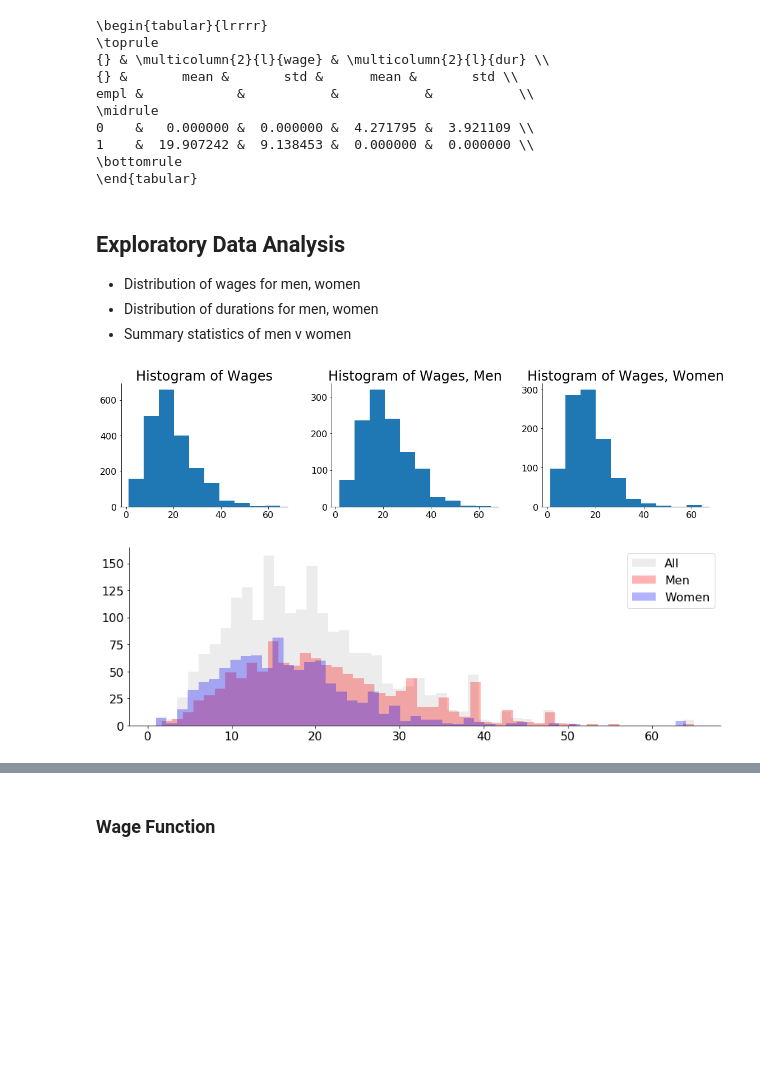
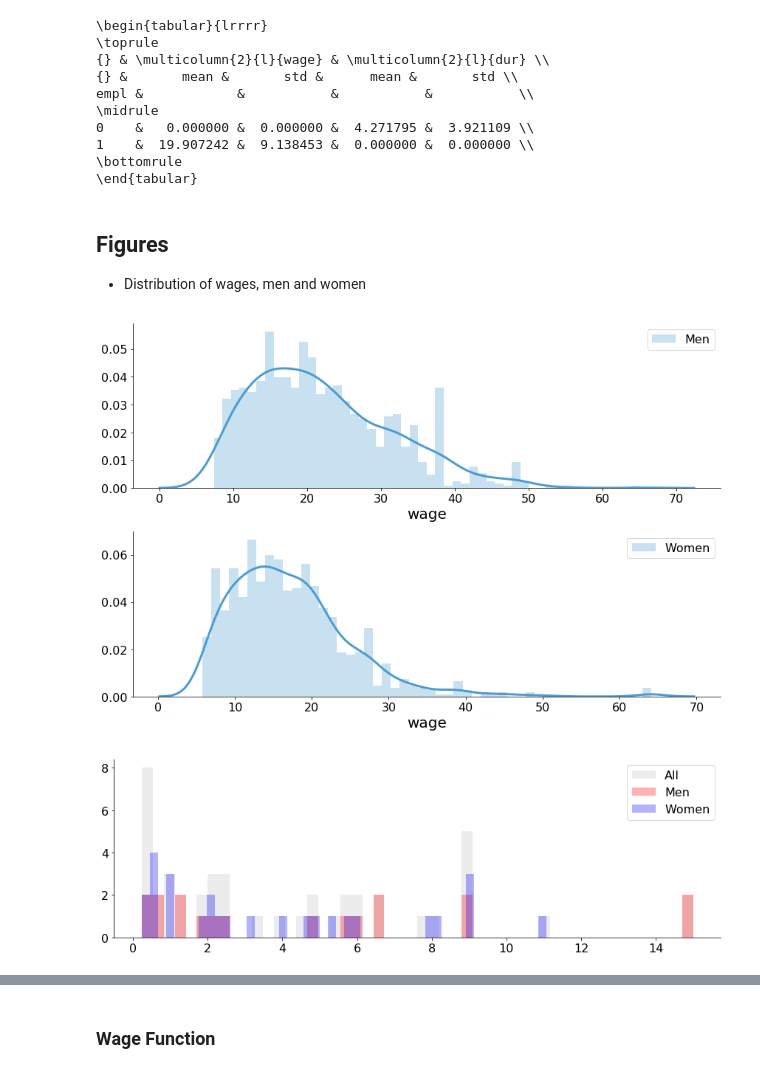
Before and after one commit to meganmccoy/masters-thesis, a Jupyter notebook: notebook/882 Replication.ipynb, the cells around one changed output, grey strips where cells are left out. Drawn from its saved outputs; the diff is of its cells as text; code cells hidden in the pictures; blank space fills up the shorter version.

Commit message:
Created figure 1-2; living in new figures folder

```diff
--- a/notebook/882 Replication.ipynb
+++ b/notebook/882 Replication.ipynb
@@ -148,8 +150,20 @@ empl &            &           &           &           \\
 1    &  19.907242 &  9.138453 &  0.000000 &  0.000000 \\
 \bottomrule
 \end{tabular}
-# %% [markdown]
-## Exploratory Data Analysis
-- Distribution of wages for men, women
-- Distribution of durations for men, women
-- Summary statistics of men v women
+# %% [markdown]
+## Figures
+
+- Distribution of wages, men and women
+# %%
+# Seaborn
+fig, ax = plt.subplots(2, 1, figsize=(12, 8))
+
+sns.distplot(ME['wage'], color='#4B9CD3', hist_kws={'alpha' : .3}, bins=50, ax=ax[0])
+sns.distplot(FE['wage'], color='#4B9CD3', hist_kws={'alpha' : .3}, bins=50, ax=ax[1])
+
+ax[0].legend(['Men'])
+ax[1].legend(['Women'])
+
+plt.tight_layout()
+# %% [output]
+[figure, added]
@@ -156,41 +172,28 @@ empl &            &           &           &           \\
 # %%
-fig_wage = plt.figure(figsize=(16,4))
+# fig_dur = plt.figure()
 
-ax1 = fig_wage.add_subplot(131)
-ax2 = fig_wage.add_subplot(132)
-ax3 = fig_wage.add_subplot(133)
+# ax1 = fig_dur.add_subplot(131)
+# ax2 = fig_dur.add_subplot(132)
+# ax3 = fig_dur.add_subplot(133)
 
-ax1.hist(E['he'])
-ax2.hist(ME['he'])
-ax3.hist(FE['he'])
+# ax1.hist(U['ud'])
+# ax2.hist(MU['ud'])
+# ax3.hist(FU['ud'])
 
-ax1.set_title("Histogram of Wages")
-ax2.set_title("Histogram of Wages, Men")
-ax3.set_title("Histogram of Wages, Women")
+# ax1.set_title("Histogram of Unemployment Duration")
+# ax2.set_title("Histogram of Unemployment Duration, Men")
+# ax3.set_title("Histogram of Unemployment Duration, Women")
+
+# plot.tight_layout()
+
+fig, ax = plt.subplots(1, 1, figsize=(12, 4))
+
+ax.hist(U['dur'], color='grey', alpha=.15, bins=50)
+ax.hist(MU['dur'], color='red', alpha=.3, bins=50)
+ax.hist(FU['dur'], color='blue', alpha=.3, bins=50)
+
+ax.legend(['All', 'Men', 'Women'])
 
 plt.tight_layout()
 # %% [output]
-[figure, old version]
+[figure, new version]
-# %%
-# Caleb
-fig, ax = plt.subplots(1, 1, figsize=(12, 4))
-
-ax.hist(E['he'], color='grey', alpha=.15, bins=50)
-ax.hist(ME['he'], color='red', alpha=.3, bins=50)
-ax.hist(FE['he'], color='blue', alpha=.3, bins=50)
-
-ax.legend(['All', 'Men', 'Women'])
-
-plt.tight_layout()
-
-# fig, ax = plt.subplots(2, 1, figsize=(12, 4), sharex=True, sharey=True)
-
-# # ax.hist(CPSdata['he'], color='grey', alpha=.15)
-# ax[0].hist(CPSdataM['he'], color='red', alpha=.3, bins=50)
-# ax[1].hist(CPSdataF['he'], color='blue', alpha=.3, bins=50)
-
-# # ax.legend(['Men', 'Women'])
-
-# plt.tight_layout()
-# %% [output]
-[figure, removed]
```
Also changed, not shown: parts of 7 cells of this notebook, 1 other file.
